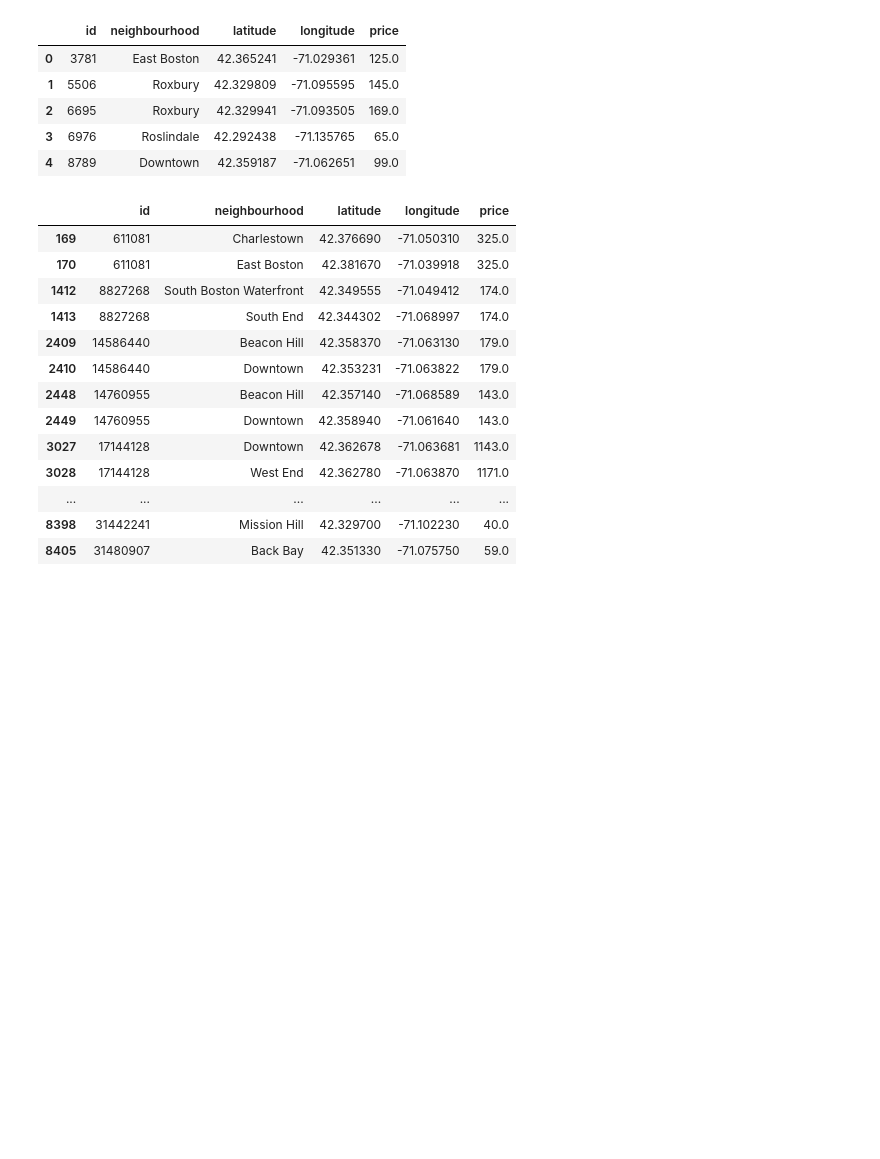
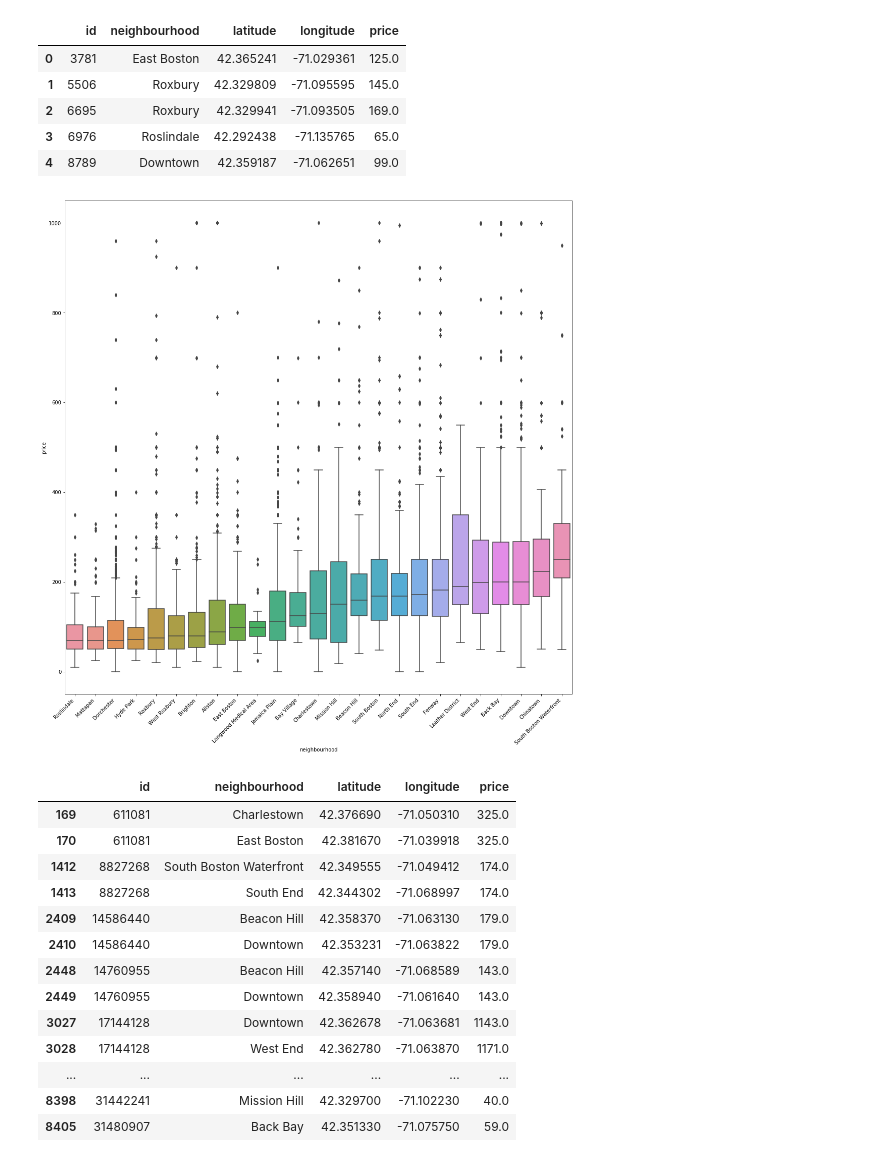
Before and after one commit to chengjiecui/Boston-Airbnb, a Jupyter notebook: notebook/Boston Airbnb.ipynb, the cells around one changed output. Drawn from its saved outputs; the diff is of its cells as text; code cells hidden in the pictures; blank space fills up the shorter version.

```diff
--- a/notebook/Boston Airbnb.ipynb
+++ b/notebook/Boston Airbnb.ipynb
@@ -819,7 +870,7 @@ df_by_id.head()
 # resulting 58 listings have variance in neighbourhood
 # df_by_id.shape[0], df_by_id_nb.shape[0],df_by_id_nb[df_by_id_nb.duplicated('id',False)].shape[0]/2
 # Therefore need to unify the geocodes using the median, this is for calculating/assigning a t_station to the listing
-df_by_id_nb = price_all_v.groupby(['id','neighbourhood']).median().reset_index()
+df_by_id_nb = price_bos_12m.groupby(['id','neighbourhood']).median().reset_index()
 df_by_id_nb.head()
 # %% [output]
 |  | id | neighbourhood | latitude | longitude | price |
@@ -828,6 +879,14 @@ df_by_id_nb.head()
 | 2 | 6695 | Roxbury | 42.329941 | -71.093505 | 169.0 |
 | 3 | 6976 | Roslindale | 42.292438 | -71.135765 | 65.0 |
 | 4 | 8789 | Downtown | 42.359187 | -71.062651 | 99.0 |
+# %%
+plt.figure(figsize=(18,18))
+df = df_by_id_nb[df_by_id_nb.price<=1000]
+ax = sns.boxplot(x='neighbourhood', y='price', data= df,orient='v',
+                order=df.groupby('neighbourhood').median().price.sort_values().index);
+ax.set_xticklabels(ax.get_xticklabels(), rotation=45, ha="right");
+# %% [output]
+[figure, added]
 # %%
 # 58 listings have different geocode and variance in neighbourhood
 df_by_id_nb[df_by_id_nb.duplicated('id',False)]
```
Also changed, not shown: parts of 17 cells of this notebook.
